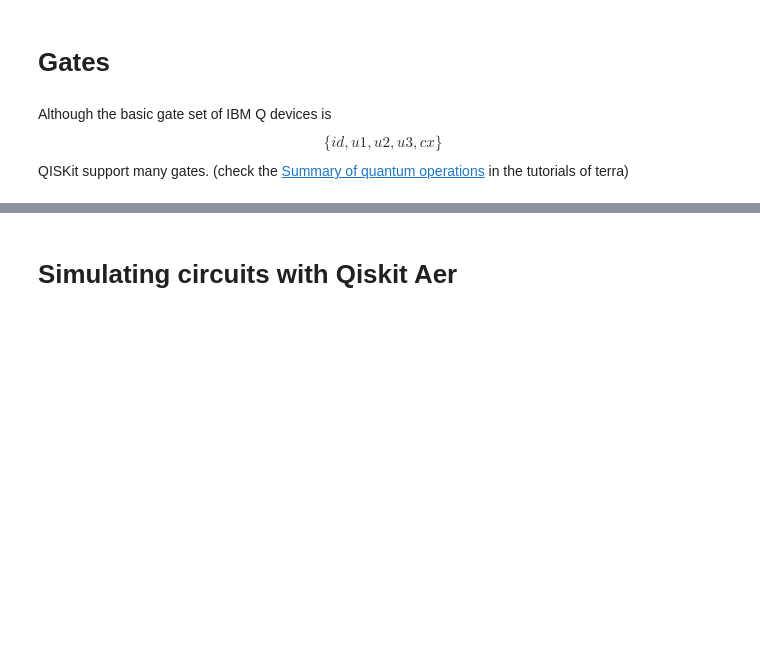
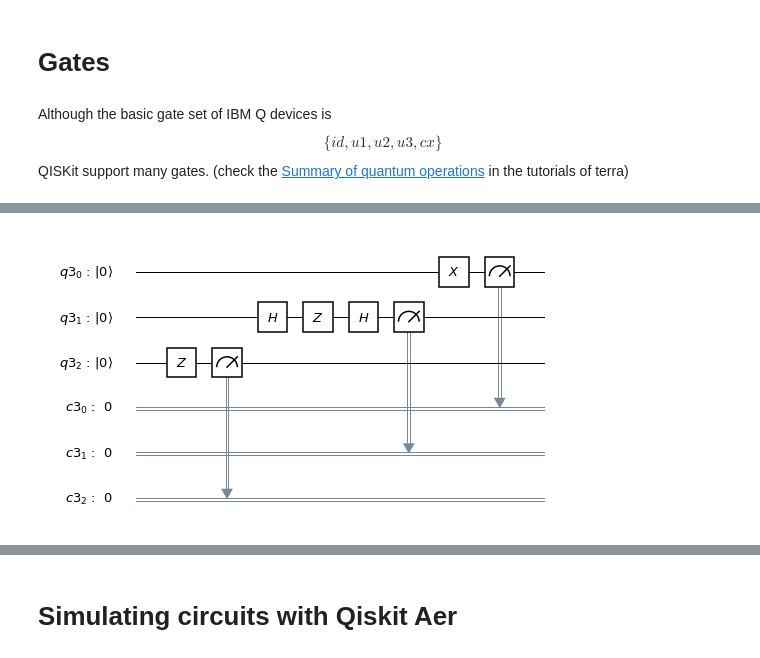
Before and after one commit to afonsofr/Qiskit_hands_on, a Jupyter notebook: basics.ipynb, the cells around one changed output, grey strips where cells are left out. Saved outputs shown, nothing was run; the diff lists cells and outputs as text; code cells hidden in the pictures; blank space fills up the shorter version.

```diff
--- a/basics.ipynb
+++ b/basics.ipynb
@@ -200,0 +196,25 @@ The Hadamard gate, along with the X, Y and Z gates, is self-inverse: $H.H = I$.
+# %%
+qr = QuantumRegister(3)
+cr = ClassicalRegister(3)
+
+qc_basis = QuantumCircuit(qr, cr)
+
+# An X gate in the computational basis
+qc_basis.x(qr[0])
+
+# Is equivalent to a Z gate in the superposition basis
+qc_basis.h(qr[1])
+qc_basis.z(qr[1])
+qc_basis.h(qr[1])
+
+# What happens when we apply the Z gate without changing basis?
+qc_basis.z(qr[2])
+
+# Measure qubits into classical register
+qc_basis.measure(qr,cr)
+
+
+
+qc_basis.draw(output='mpl')
+# %% [output]
+[figure, added]
```
Also changed, not shown: parts of 9 cells of this notebook, 2 other files.
